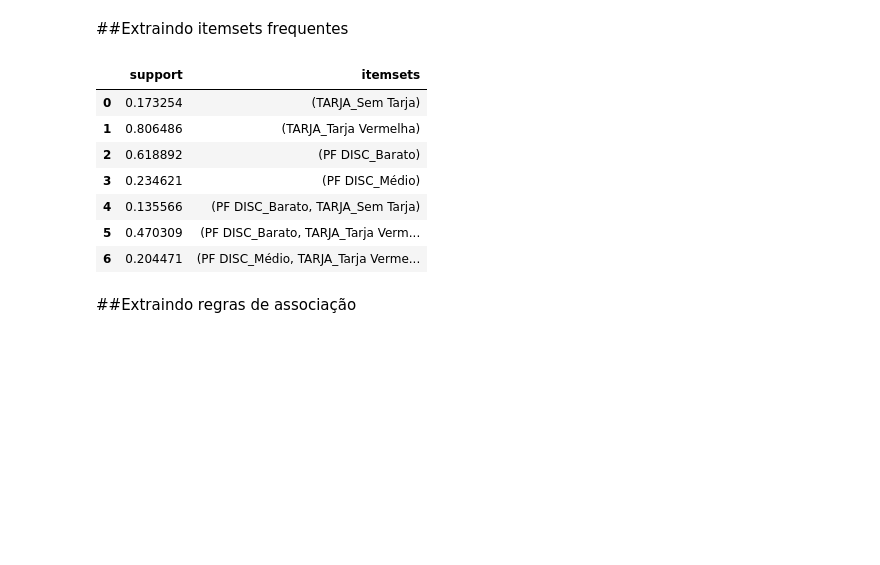
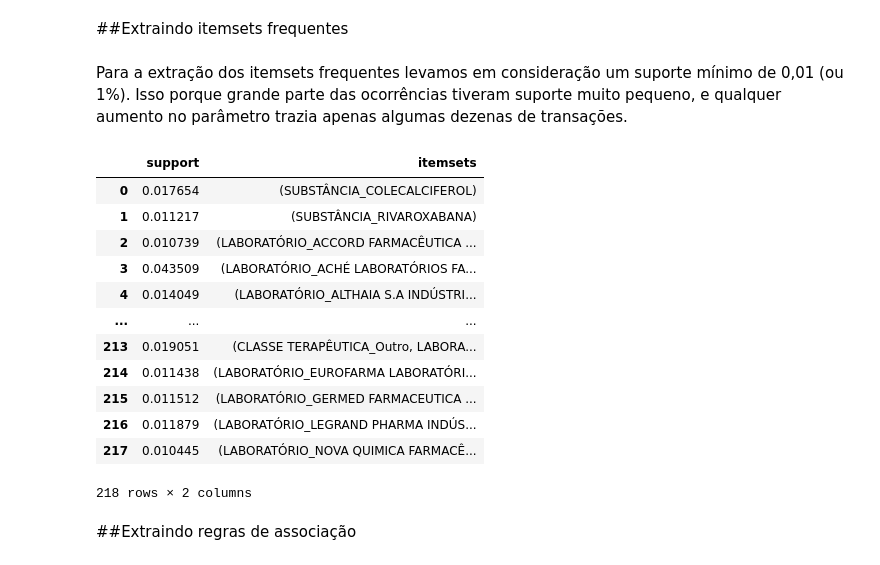
Before and after one commit to lazarobodevan/TP-CienciaDosDados-3861-3865, a Jupyter notebook: RegrasDeAssociacao.ipynb, the cells around one changed output. Drawn from its saved outputs; the diff is of its cells as text; code cells hidden in the pictures; blank space fills up the shorter version.

```diff
--- a/RegrasDeAssociacao.ipynb
+++ b/RegrasDeAssociacao.ipynb
@@ -90,10 +174,3 @@ def map_tarjas(tarja):
 df['TARJA'] = df['TARJA'].apply(map_tarjas)
 # %% [markdown]
 #Regras de associação
-# %%
-import sys
-bins = [0, 100, 500,1000,max(df['PF Sem Impostos'])]
-names = ['Barato', 'Médio', 'Caro', 'Muito caro']
-df['PF DISC'] = pd.cut(df['PF Sem Impostos'], bins, labels=names)
-#datasetMed.info()
-df[['PF DISC','PF Sem Impostos']]
@@ -113,0 +185,13 @@ df[['PF DISC','PF Sem Impostos']]
+# %%
+def map_valor(valor):
+  if(valor > 0 and valor <= 100):
+    return "Barato"
+  elif(valor > 100 and valor <= 500):
+    return "Médio"
+  elif(valor > 500 and valor <= 1000):
+    return "Caro"
+  elif (valor > 1000):
+    return "Muito caro"
+
+df['PF DISC'] = df['PF Sem Impostos'].apply(lambda x : map_valor(x))
+df[['PF Sem Impostos', 'PF DISC']]
@@ -113,0 +212,4 @@ df[['PF DISC','PF Sem Impostos']]
+# %%
+#Excluindo as linhas cujos atributos PF Sem Impostos ocasionou em NaN na coluna PF DISC
+df = df[df['PF DISC'].notna()]
+df['PF DISC'].unique()
@@ -128,6 +232,6 @@ Index(['SUBSTÂNCIA', 'CNPJ', 'LABORATÓRIO', 'CÓDIGO GGREM', 'REGISTRO',
        'COMERCIALIZAÇÃO 2020', 'TARJA', 'PF DISC'],
       dtype='object')
 # %%
-df_rules = df[['LABORATÓRIO','CLASSE TERAPÊUTICA', 'TARJA','PF DISC']]
+df_rules = df[['SUBSTÂNCIA','LABORATÓRIO','CLASSE TERAPÊUTICA', 'TARJA','PF DISC']]
 df_rules.head()
 # %% [output]
@@ -150,16 +254,23 @@ memory usage: 21.1 MB
 # %% [markdown]
 ##Extraindo itemsets frequentes
+# %% [markdown]
+Para a extração dos itemsets frequentes levamos em consideração um suporte mínimo de 0,01 (ou 1%). Isso porque grande parte das ocorrências tiveram suporte muito pequeno, e qualquer aumento no parâmetro trazia apenas algumas dezenas de transações.
 # %%
-frequent_itemsets = apriori(df_transactions, min_support = 0.1, use_colnames=True)
+frequent_itemsets = apriori(df_transactions, min_support = 0.01, use_colnames=True)
 frequent_itemsets
 # %% [output]
 |  | support | itemsets |
-| 0 | 0.173254 | (TARJA_Sem Tarja) |
-| 1 | 0.806486 | (TARJA_Tarja Vermelha) |
-| 2 | 0.618892 | (PF DISC_Barato) |
-| 3 | 0.234621 | (PF DISC_Médio) |
-| 4 | 0.135566 | (PF DISC_Barato, TARJA_Sem Tarja) |
-| 5 | 0.470309 | (PF DISC_Barato, TARJA_Tarja Verm... |
-| 6 | 0.204471 | (PF DISC_Médio, TARJA_Tarja Verme... |
+| 0 | 0.017654 | (SUBSTÂNCIA_COLECALCIFEROL) |
+| 1 | 0.011217 | (SUBSTÂNCIA_RIVAROXABANA) |
+| 2 | 0.010739 | (LABORATÓRIO_ACCORD FARMACÊUTICA ... |
+| 3 | 0.043509 | (LABORATÓRIO_ACHÉ LABORATÓRIOS FA... |
+| 4 | 0.014049 | (LABORATÓRIO_ALTHAIA S.A INDÚSTRI... |
+| ... | ... | ... |
+| 213 | 0.019051 | (CLASSE TERAPÊUTICA_Outro, LABORA... |
+| 214 | 0.011438 | (LABORATÓRIO_EUROFARMA LABORATÓRI... |
+| 215 | 0.011512 | (LABORATÓRIO_GERMED FARMACEUTICA ... |
+| 216 | 0.011879 | (LABORATÓRIO_LEGRAND PHARMA INDÚS... |
+| 217 | 0.010445 | (LABORATÓRIO_NOVA QUIMICA FARMACÊ... |
+218 rows × 2 columns
 # %% [markdown]
 ##Extraindo regras de associação
```
Also changed, not shown: parts of 34 cells of this notebook.
